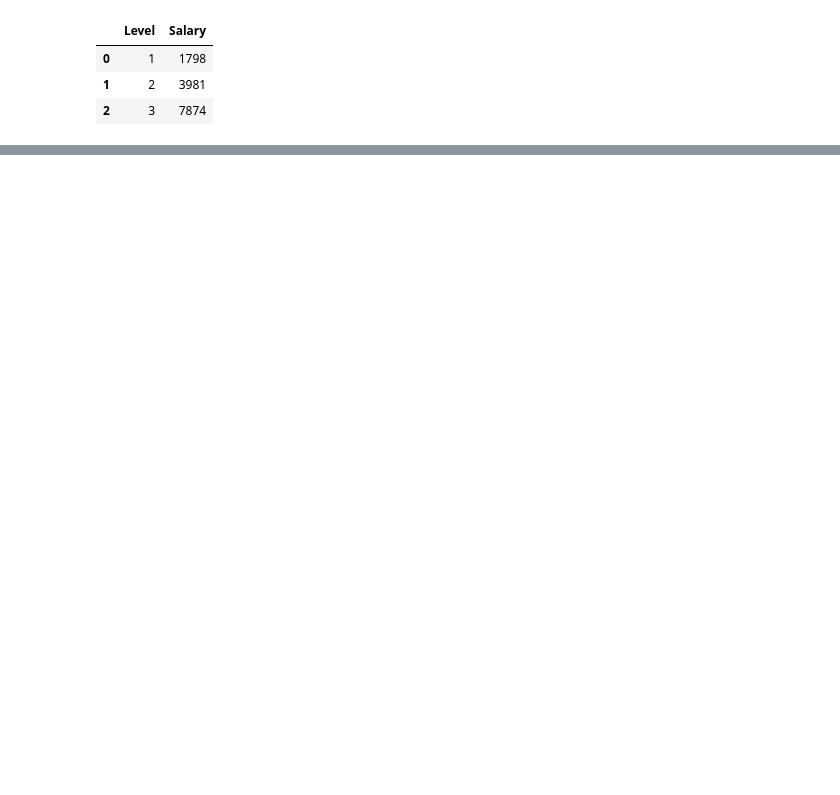
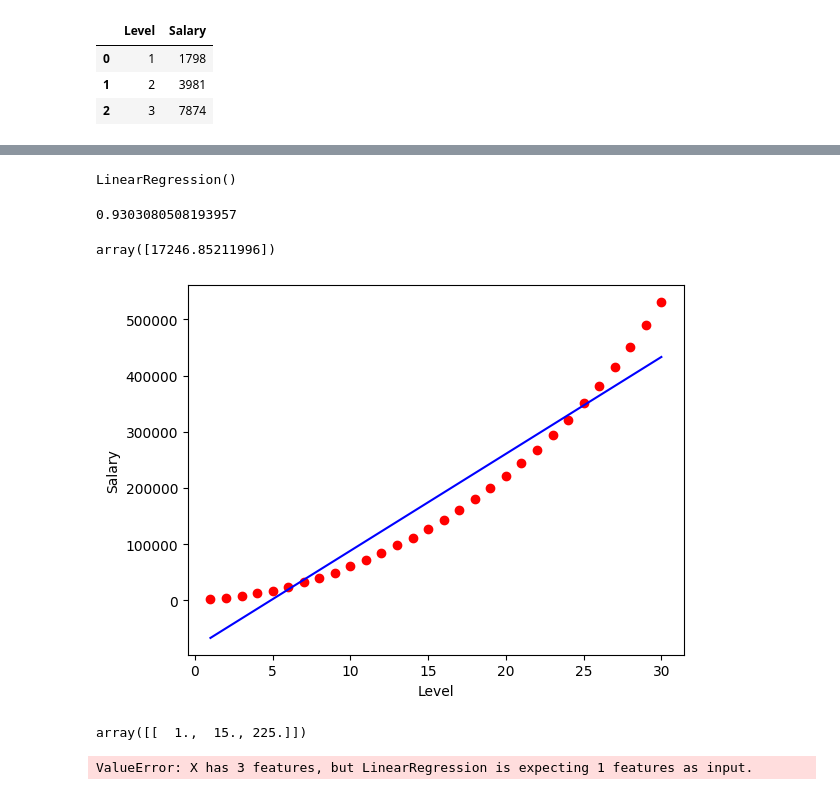
Before and after one commit to Harnoor0718/Data_Analytics, a Jupyter notebook: PolynomialRegression.ipynb, the cells around one changed output, grey strips where cells are left out. Saved outputs shown, nothing was run; the diff lists cells and outputs as text; code cells hidden in the pictures; blank space fills up the shorter version.

```diff
--- a/PolynomialRegression.ipynb
+++ b/PolynomialRegression.ipynb
@@ -17,0 +32,4 @@ plt.scatter(dataset.Level, dataset.Salary, color='red')
+# %%
+pf = PolynomialFeatures(degree=2)
+pf.fit(x)
+pf.transform(x)
@@ -17,0 +56,2 @@ plt.scatter(dataset.Level, dataset.Salary, color='red')
+# %%
+x_train, x_test, y_train, y_test = train_test_split(x, y, test_size=0.2, random_state=42)
@@ -17,0 +60,9 @@ plt.scatter(dataset.Level, dataset.Salary, color='red')
+# %%
+lr = LinearRegression()
+lr.fit(x_train, y_train)
+# %% [output]
+LinearRegression()
+# %%
+lr.score(x_test, y_test)
+# %% [output]
+0.9303080508193957
@@ -17,0 +71,24 @@ plt.scatter(dataset.Level, dataset.Salary, color='red')
+# %%
+lr.coef_
+# %% [output]
+array([17246.85211996])
+# %%
+pr = lr.predict(x)
+# %%
+plt.scatter(dataset.Level, dataset.Salary, color='red')
+plt.plot(dataset["Level"], pr, color='blue')
+plt.xlabel('Level')
+plt.ylabel('Salary')
+plt.legend(['Predicted line', 'Actual Data'])
+plt.show()
+# %% [output]
+[figure, added]
+# %%
+test = pf.transform([[15]])
+test
+# %% [output]
+array([[  1.,  15., 225.]])
+# %%
+lr.predict(test)
+# %% [output]
+ValueError: X has 3 features, but LinearRegression is expecting 1 features as input.
```
Also changed, not shown: parts of 8 cells of this notebook, 3 other files.
